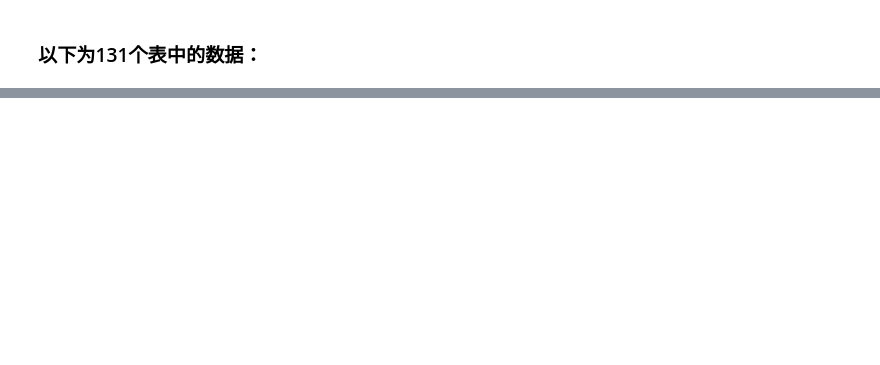
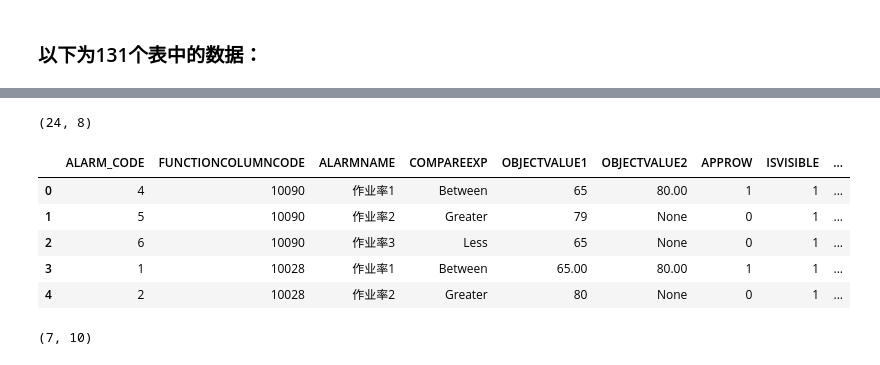
Before and after one commit to zzhhoubin/pydata, a Jupyter notebook: datasets/ncicbj/oracle.ipynb, the cells around one changed output, grey strips where cells are left out. Saved outputs shown, nothing was run; the diff lists cells and outputs as text; code cells hidden in the pictures; blank space fills up the shorter version.

```diff
--- a/datasets/ncicbj/oracle.ipynb
+++ b/datasets/ncicbj/oracle.ipynb
@@ -926,0 +113,17 @@ plt.show()
+# %%
+table_list[2].shape
+# %% [output]
+(24, 8)
+# %%
+table_list[3].head()
+# %% [output]
+|  | ALARM_CODE | FUNCTIONCOLUMNCODE | ALARMNAME | COMPAREEXP | OBJECTVALUE1 | OBJECTVALUE2 | APPROW | ISVISIBLE | ... |
+| 0 | 4 | 10090 | 作业率1 | Between | 65 | 80.00 | 1 | 1 | ... |
+| 1 | 5 | 10090 | 作业率2 | Greater | 79 | None | 0 | 1 | ... |
+| 2 | 6 | 10090 | 作业率3 | Less | 65 | None | 0 | 1 | ... |
+| 3 | 1 | 10028 | 作业率1 | Between | 65.00 | 80.00 | 1 | 1 | ... |
+| 4 | 2 | 10028 | 作业率2 | Greater | 80 | None | 0 | 1 | ... |
+# %%
+table_list[3].shape
+# %% [output]
+(7, 10)
```
Also changed, not shown: parts of 155 cells of this notebook.
